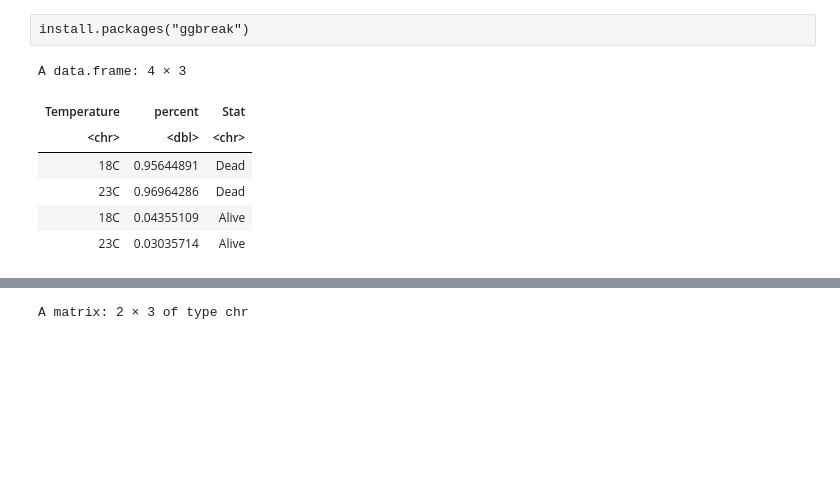
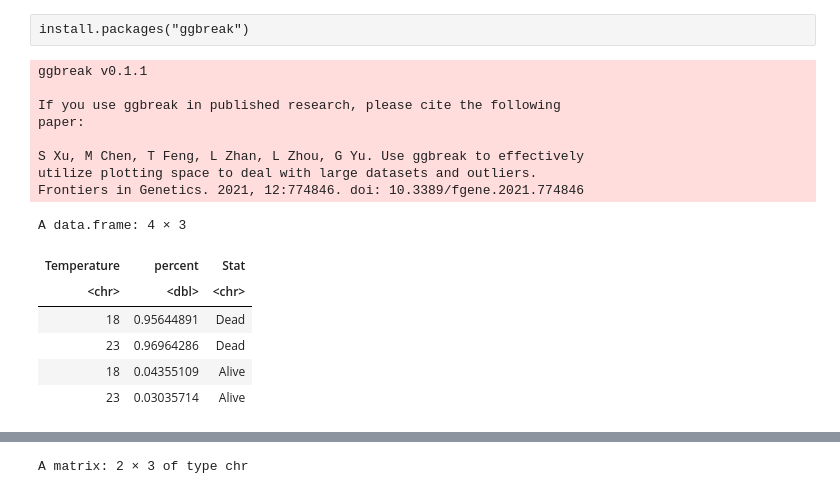
Before and after one commit to kiarashbahari/frog, a Jupyter notebook: developmental_rate.ipynb, the cells around one changed output, grey strips where cells are left out. Cells and saved outputs as stored; diff of their text form; code cells hidden in the pictures; blank space fills up the shorter version.

```diff
--- a/developmental_rate.ipynb
+++ b/developmental_rate.ipynb
@@ -700,20 +669,28 @@ install.packages("ggbreak")
 # %%
 library(ggbreak)
 library(patchwork)
 df3<-data.frame(
-    "Temperature"=c("18C","23C","18C","23C"),
+    "Temperature"=c("18","23","18","23"),
     "percent"=c(571/597,543/560,26/597,17/560),
     "Stat"=c('Dead','Dead', 'Alive','Alive')
     )
 df3
 # %% [output]
-A data.frame: 4 × 3
+ggbreak v0.1.1
+
+If you use ggbreak in published research, please cite the following
+paper:
+
+S Xu, M Chen, T Feng, L Zhan, L Zhou, G Yu. Use ggbreak to effectively
+utilize plotting space to deal with large datasets and outliers.
+Frontiers in Genetics. 2021, 12:774846. doi: 10.3389/fgene.2021.774846
+A data.frame: 4 × 3
 | Temperature | percent | Stat |
 | <chr> | <dbl> | <chr> |
-| 18C | 0.95644891 | Dead |
-| 23C | 0.96964286 | Dead |
-| 18C | 0.04355109 | Alive |
-| 23C | 0.03035714 | Alive |
+| 18 | 0.95644891 | Dead |
+| 23 | 0.96964286 | Dead |
+| 18 | 0.04355109 | Alive |
+| 23 | 0.03035714 | Alive |
 # %%
 ggplot(df3, aes(x=Temperature, y=percent, fill=Stat))+
 geom_bar(stat="identity"  )+#, position = position_dodge())+
```
Also changed, not shown: parts of 5 cells of this notebook, 3 other files.
